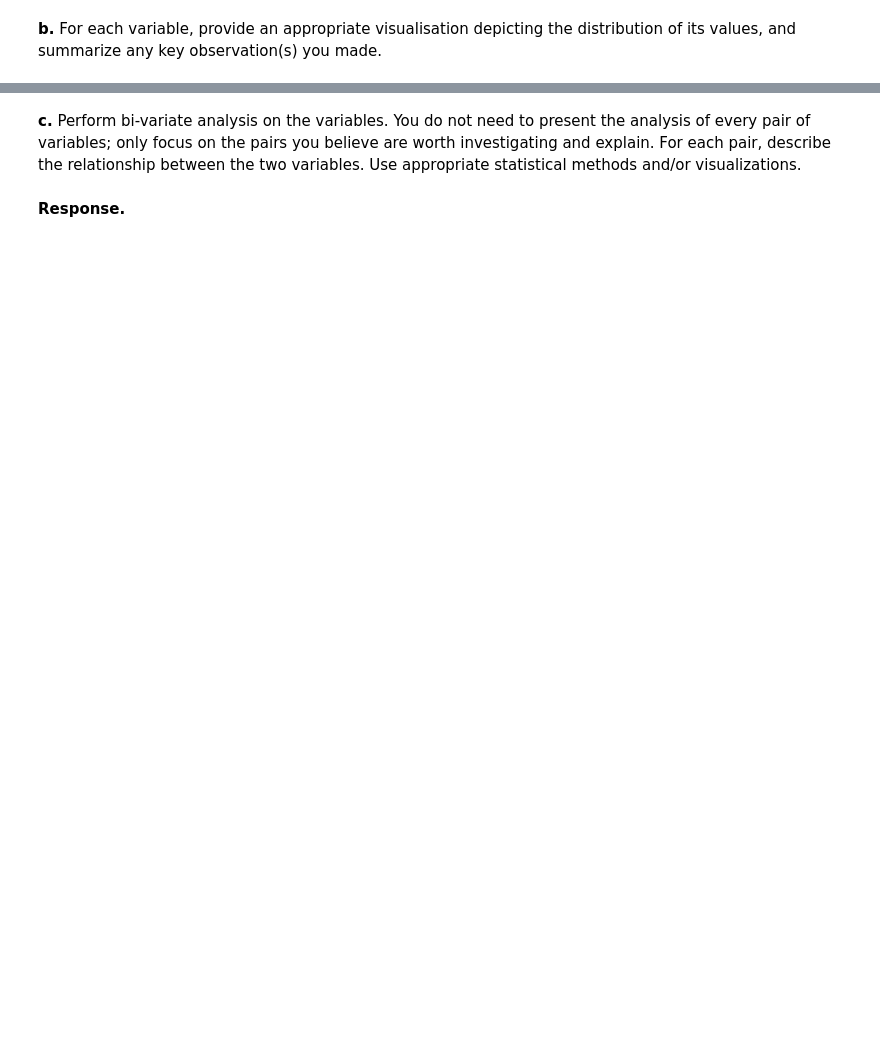
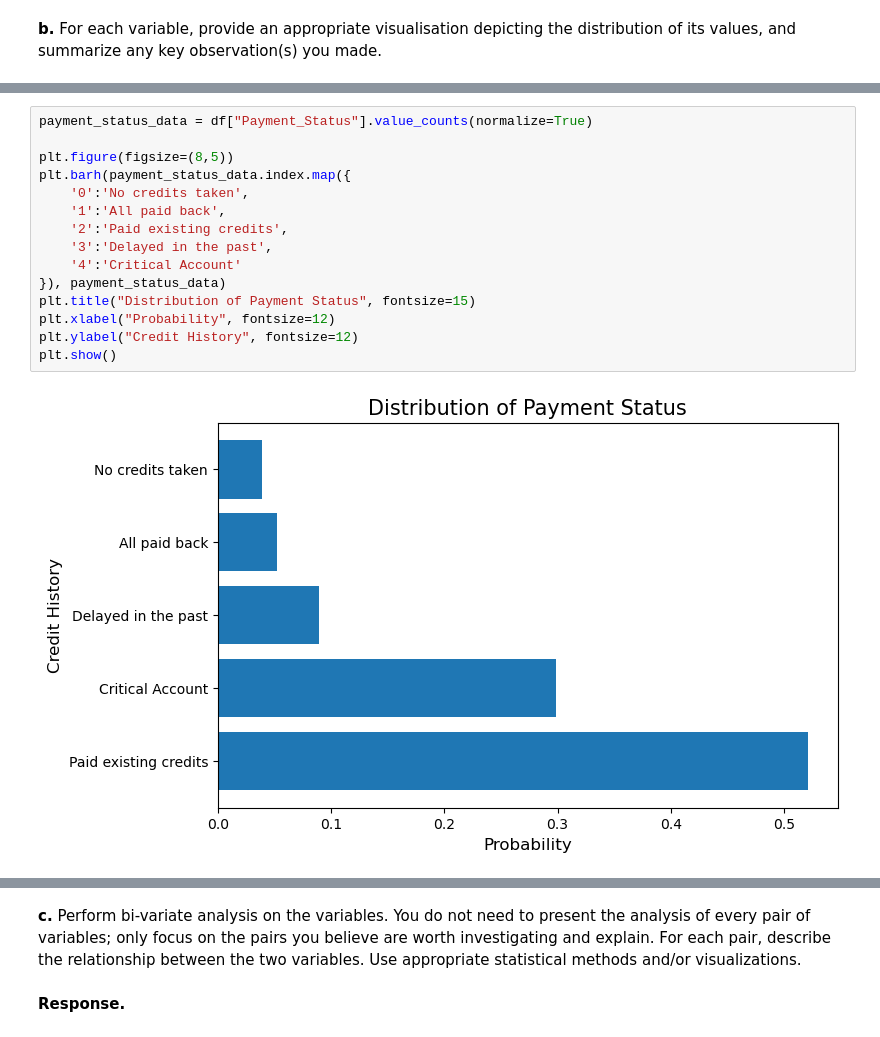
Before and after one commit to Bk49/CS105-Project, a Jupyter notebook: CS105 Project Submission Part I 2023.ipynb, the cells around one changed output, grey strips where cells are left out. Drawn from its saved outputs; the diff is of its cells as text; blank space fills up the shorter version.

```diff
--- a/CS105 Project Submission Part I 2023.ipynb
+++ b/CS105 Project Submission Part I 2023.ipynb
@@ -439,0 +613,17 @@ Name: Residence_Length, dtype: int64
+# %%
+payment_status_data = df["Payment_Status"].value_counts(normalize=True)
+
+plt.figure(figsize=(8,5))
+plt.barh(payment_status_data.index.map({
+    '0':'No credits taken',
+    '1':'All paid back',
+    '2':'Paid existing credits',
+    '3':'Delayed in the past',
+    '4':'Critical Account'
+}), payment_status_data)
+plt.title("Distribution of Payment Status", fontsize=15)
+plt.xlabel("Probability", fontsize=12)
+plt.ylabel("Credit History", fontsize=12)
+plt.show()
+# %% [output]
+[figure, added]
```
Also changed, not shown: parts of 38 cells of this notebook.
